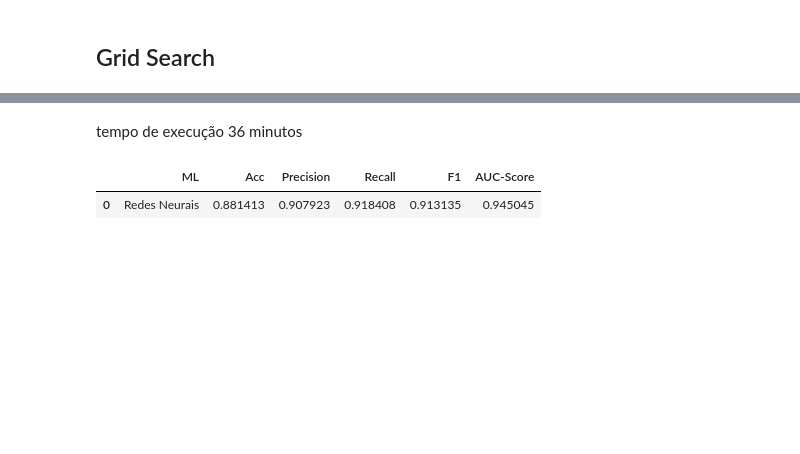
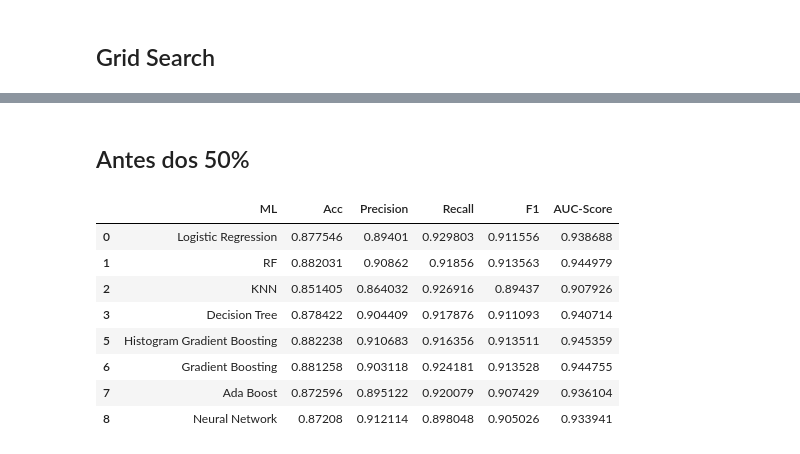
Before and after one commit to mrelero/machine-learning-anatel-database, a Jupyter notebook: Paper2/Model1.ipynb, the cells around one changed output, grey strips where cells are left out. Cells and saved outputs as stored; diff of their text form; code cells hidden in the pictures; blank space fills up the shorter version.

```diff
--- a/Paper2/Model1.ipynb
+++ b/Paper2/Model1.ipynb
@@ -523,7 +650,14 @@ desempenho_ml_OPT.loc[0] = pd.Series({'ML': "Redes Neurais", 'Acc': acc, 'Precis
-# %% [markdown]
-tempo de execução 36 minutos
-# %%
-desempenho_ml_OPT
-# %% [output]
-|  | ML | Acc | Precision | Recall | F1 | AUC-Score |
-| 0 | Redes Neurais | 0.881413 | 0.907923 | 0.918408 | 0.913135 | 0.945045 |
+# %% [markdown]
+## Antes dos 50%
+# %%
+desempenho_ml_GRID
+# %% [output]
+|  | ML | Acc | Precision | Recall | F1 | AUC-Score |
+| 0 | Logistic Regression | 0.877546 | 0.89401 | 0.929803 | 0.911556 | 0.938688 |
+| 1 | RF | 0.882031 | 0.90862 | 0.91856 | 0.913563 | 0.944979 |
+| 2 | KNN | 0.851405 | 0.864032 | 0.926916 | 0.89437 | 0.907926 |
+| 3 | Decision Tree | 0.878422 | 0.904409 | 0.917876 | 0.911093 | 0.940714 |
+| 5 | Histogram Gradient Boosting | 0.882238 | 0.910683 | 0.916356 | 0.913511 | 0.945359 |
+| 6 | Gradient Boosting | 0.881258 | 0.903118 | 0.924181 | 0.913528 | 0.944755 |
+| 7 | Ada Boost | 0.872596 | 0.895122 | 0.920079 | 0.907429 | 0.936104 |
+| 8 | Neural Network | 0.87208 | 0.912114 | 0.898048 | 0.905026 | 0.933941 |
```
Also changed, not shown: parts of 13 cells of this notebook.
